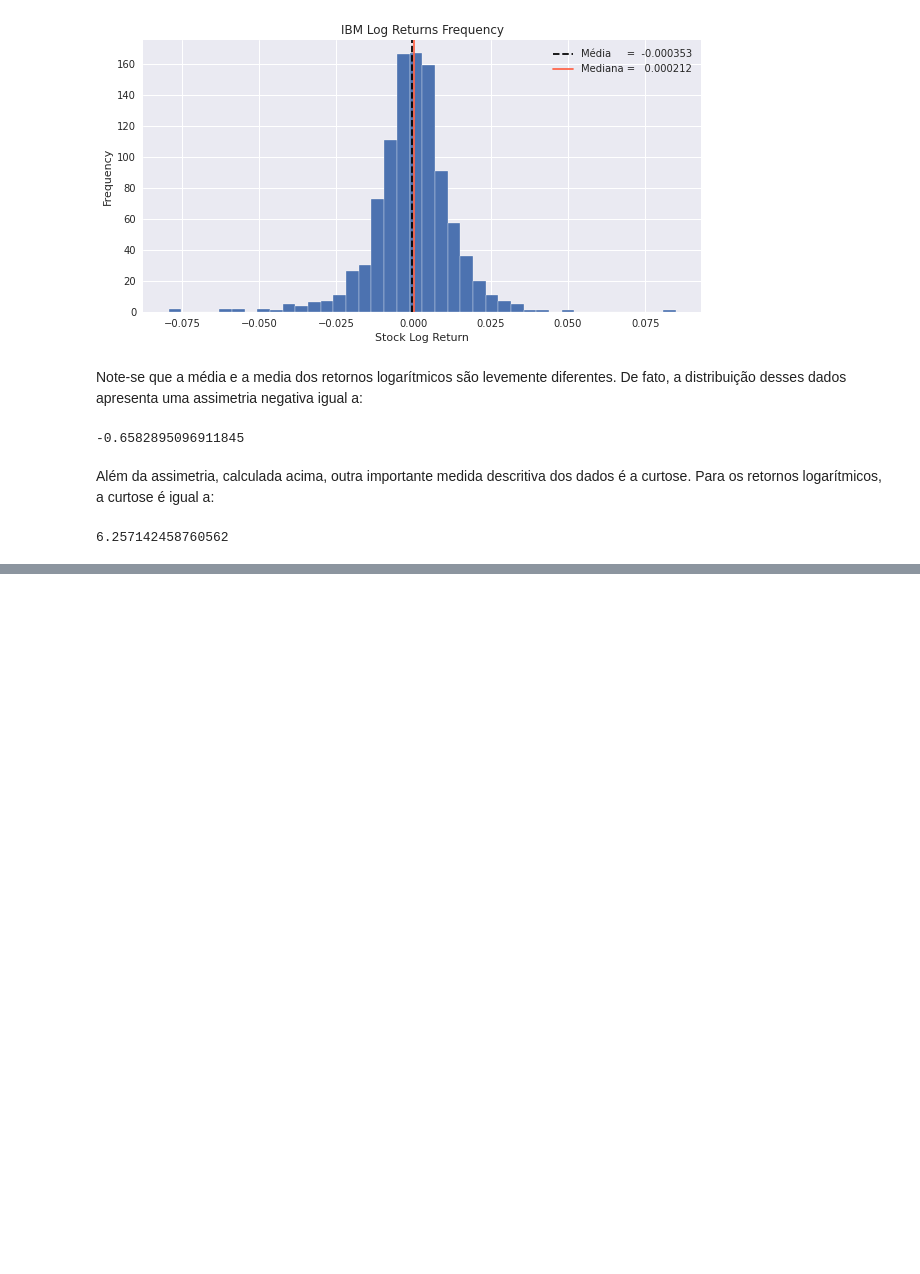
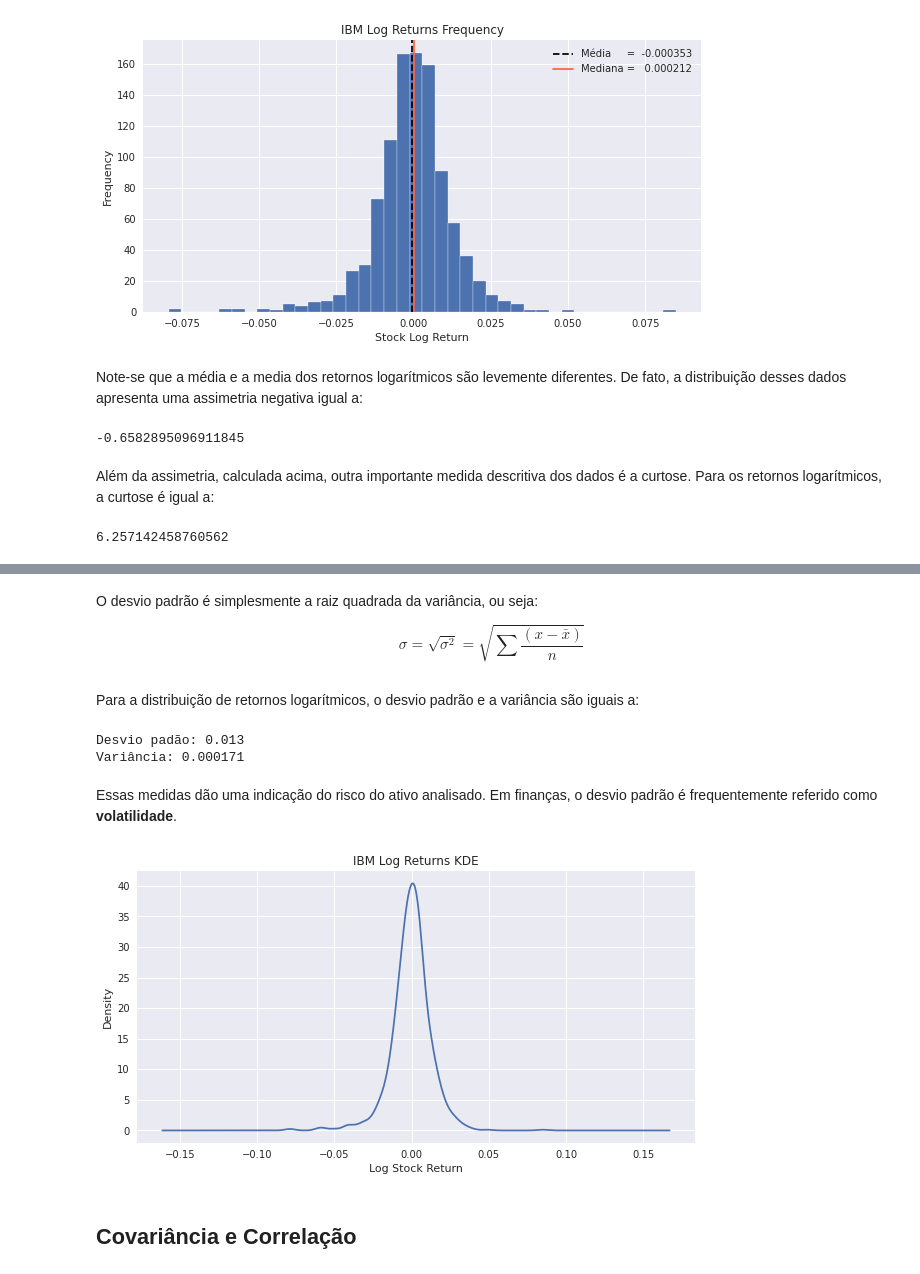
Before and after one commit to igoandrade/data-science-proj, a Jupyter notebook: ds-python/statistical-methods-for-analyzing-stocks.ipynb, the cells around one changed output, grey strips where cells are left out. Drawn from its saved outputs; the diff is of its cells as text; code cells hidden in the pictures; blank space fills up the shorter version.

```diff
--- a/ds-python/statistical-methods-for-analyzing-stocks.ipynb
+++ b/ds-python/statistical-methods-for-analyzing-stocks.ipynb
@@ -107,0 +148,29 @@ ibm_log_returns.kurtosis()
+# %% [markdown]
+O desvio padrão é simplesmente a raiz quadrada da variância, ou seja:
+
+$$\sigma = \sqrt{\sigma^2} = \sqrt{\sum \dfrac{(x - \bar{x})}{n}}$$
+# %% [markdown]
+Para a distribuição de retornos logarítmicos, o desvio padrão e a variância são iguais a:
+# %%
+var = ibm_log_returns.var()
+std = ibm_log_returns.std()
+
+print(f"""
+Desvio padão: {std:.3f}
+Variância: {var:.6f}
+""")
+# %% [output]
+Desvio padão: 0.013
+Variância: 0.000171
+# %% [markdown]
+Essas medidas dão uma indicação do risco do ativo analisado. Em finanças, o desvio padrão é frequentemente referido como **volatilidade**.
+# %%
+ibm_log_returns.plot(kind='kde', bw_method='scott', label='IBM', figsize=(10,5))
+plt.xlabel('Log Stock Return')
+plt.ylabel('Density')
+plt.title('IBM Log Returns KDE')
+plt.show()
+# %% [output]
+[figure, added]
+# %% [markdown]
+## Covariância e Correlação
```
Also changed, not shown: parts of 23 cells of this notebook.
